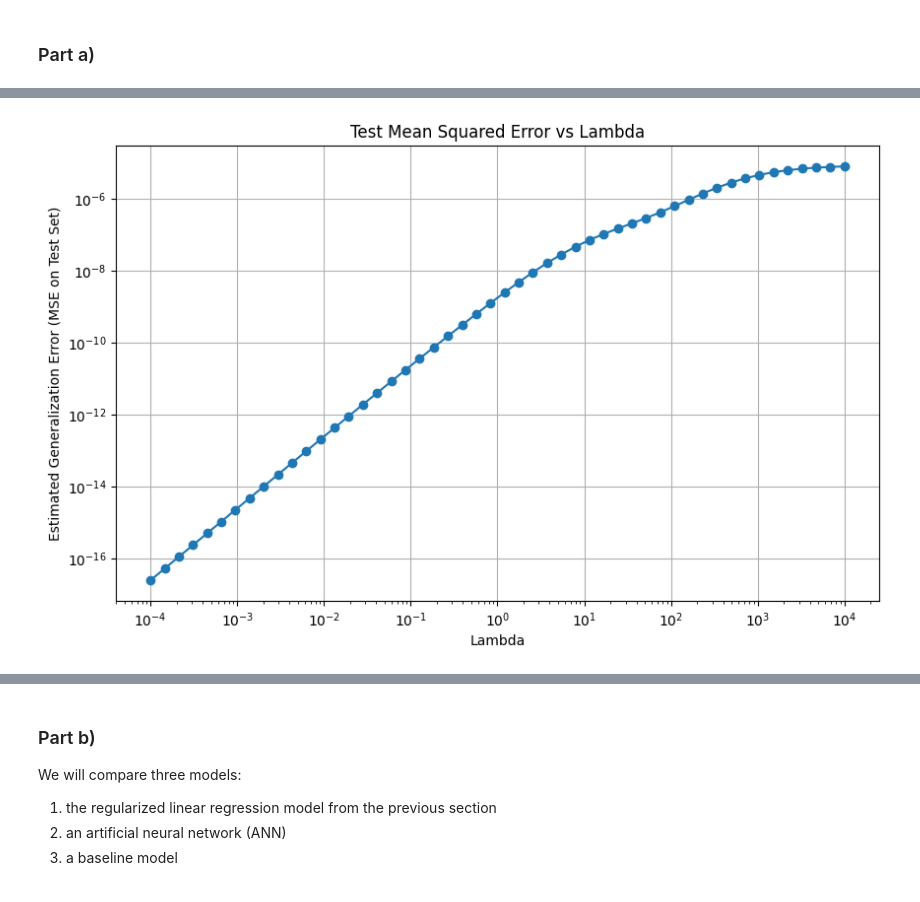
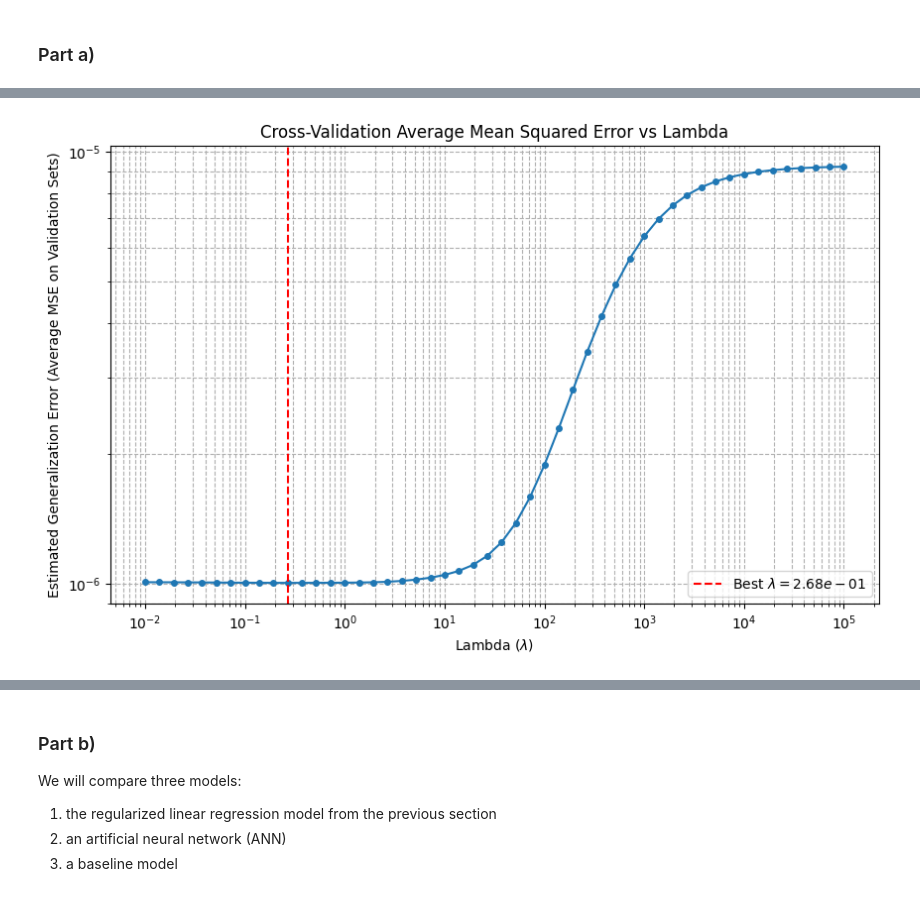
Before and after one commit to schependom/DTU_machine-learning-projects, a Jupyter notebook: Project 2/src/main.ipynb, the cells around one changed output, grey strips where cells are left out. Cells and saved outputs as stored; diff of their text form; code cells hidden in the pictures.

Commit message:
Fixed bug in training loop where standardization was applied upfront

```diff
--- a/Project 2/src/main.ipynb
+++ b/Project 2/src/main.ipynb
@@ -109,39 +96,74 @@ print(y_r.head())
 4    1.51742
 Name: RI, dtype: float64
 # %%
-lambdas = np.logspace(-4, 4, 50)  # Regularization parameters to try
+# Regularization parameters to try
+lambdas = np.logspace(-2, 5, 50)
 
-# 10-fold cross-validation for regression
-ten_fold = KFold(n_splits=10, shuffle=True, random_state=42)
-# Split data into training and test sets
-X_train, X_test, y_train, y_test = train_test_split(X_r, y_r, test_size=0.2, random_state=42)
+# K-fold cross-validation setup
+ten_fold = KFold(n_splits=10, shuffle=True, random_state=RANDOM_SEED)
 
-MSEs = []
+# List to store the *average* MSE for each lambda
+MSEs_avg = []
 
-# Training loop
+# --- 3. Cross-Validation Loop ---
 for l in lambdas:
-    model = Ridge(alpha=l)
-    model.fit(X_train, y_train)
-    y_pred = model.predict(X_test)
-    MSE = np.mean((y_test - y_pred) ** 2)
-    MSEs.append(MSE)
-    print(f'Lambda: {l}, MSE: {MSE}')
+
+    # 1. Define the Pipeline: Preprocessor MUST happen before Ridge Regression
+    model_pipeline = Pipeline([
+        ('preprocessor', preprocessor), # Handles scaling and encoding
+        ('ridge', Ridge(alpha=l))       # Applies the regression model
+    ])
+
+    # List to collect MSE from each of the 10 folds for this specific lambda
+    fold_MSEs = []
+    fold_nb = 0
+
+    for train_index, val_index in ten_fold.split(X_r):
+
+        fold_nb += 1
+        print(f'Processing lambda {l:.4e}, Fold {fold_nb}/10')
+
+        # Use .iloc for proper pandas indexing
+        X_train_fold, X_val_fold = X_r.iloc[train_index], X_r.iloc[val_index]
+        y_train_fold, y_val_fold = y_r.iloc[train_index], y_r.iloc[val_index]
+
+        # Fit the pipeline on the training fold (Scaler and Encoder learn from X_train_fold)
+        model_pipeline.fit(X_train_fold, y_train_fold)
+
+        # Predict on the validation fold (Transformation is applied using the train stats)
+        y_val_pred = model_pipeline.predict(X_val_fold)
+
+        # Compute Mean Squared Error for this fold
+        MSE = np.mean((y_val_fold - y_val_pred) ** 2)
+        fold_MSEs.append(MSE)
+
+    # Calculate the AVERAGE MSE over the 10 folds for this lambda (estimate of generalization error)
+    avg_MSE = np.mean(fold_MSEs)
+    MSEs_avg.append(avg_MSE)
+
+    print(f'Lambda: {l:.4e}\t Average MSE (over folds): {avg_MSE:.4f}')
+
+# --- 4. Results and Plotting ---
+
+# Find the index of the minimum average MSE
+min_mse_index = np.argmin(MSEs_avg)
+
+# Find the best lambda
+best_lambda = lambdas[min_mse_index]
+min_avg_mse = MSEs_avg[min_mse_index]
+
+print(f'Best lambda: {best_lambda:.4e} with minimum AVERAGE MSE: {min_avg_mse:.4e}')
 
 # Plot MSE vs lambda
 plt.figure(figsize=(10, 6))
-plt.plot(lambdas, MSEs, marker='o')
-plt.xlabel('Lambda')
-plt.ylabel('Estimated Generalization Error (MSE on Test Set)')
-plt.title('Test Mean Squared Error vs Lambda')
+plt.plot(lambdas, MSEs_avg, marker='o', linestyle='-', markersize=4)
+plt.axvline(best_lambda, color='r', linestyle='--', label=f'Best $\lambda = {best_lambda:.2e}$')
+plt.xlabel('Lambda ($\lambda$)')
+plt.ylabel('Estimated Generalization Error (Average MSE on Validation Sets)')
+plt.title('Cross-Validation Average Mean Squared Error vs Lambda')
 plt.xscale('log')
 plt.yscale('log')
-plt.grid(True)
-plt.savefig('ridge_regression_mse_vs_lambda.png')
+plt.grid(True, which="both", ls="--")
+plt.legend()
 plt.show()
-
-# Find the best lambda
-best_lambda = lambdas[np.argmin(MSEs)]
-print(f'Best lambda: {best_lambda} with MSE: {min(MSEs)}')
-
-# ! -> Turns out that we don't need regularization at all when predicting RI, as the best lambda is very close to 0.
 # %% [output]
@@ -165 +187 @@ Lambda: 10000.0, MSE: 8.06083650107092e-06
-[figure, old version]
+[figure, new version]
```
Also changed, not shown: parts of 14 cells of this notebook, 4 other files.
